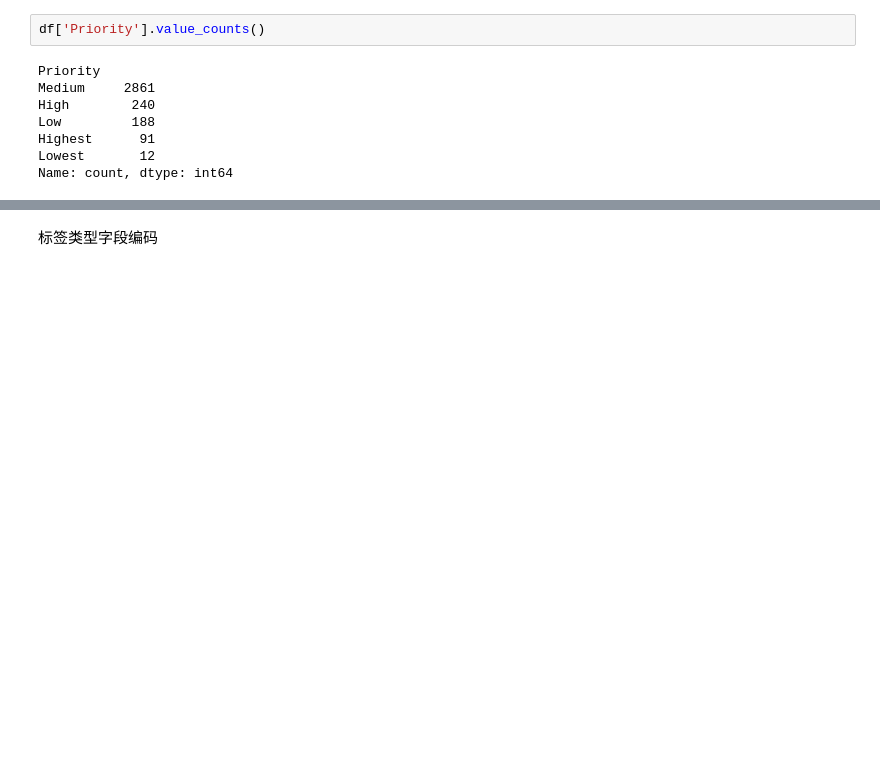
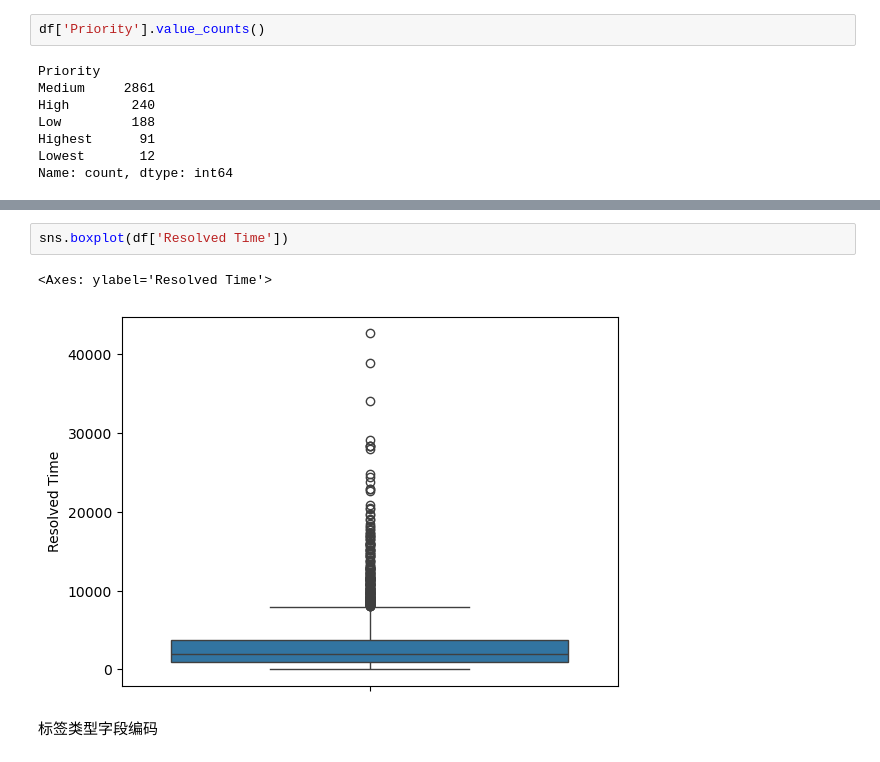
Before and after one commit to dongfangYH/data_science, a Jupyter notebook: jira_product_analysis.ipynb, the cells around one changed output, grey strips where cells are left out. Cells and saved outputs as stored; diff of their text form; blank space fills up the shorter version.

```diff
--- a/jira_product_analysis.ipynb
+++ b/jira_product_analysis.ipynb
@@ -180,3 +207,8 @@ Name: count, dtype: int64
+# %%
+sns.boxplot(df['Resolved Time'])
+# %% [output]
+<Axes: ylabel='Resolved Time'>
+[figure, added]
 # %% [markdown]
 标签类型字段编码
 # %%
```
Also changed, not shown: parts of 17 cells of this notebook.
